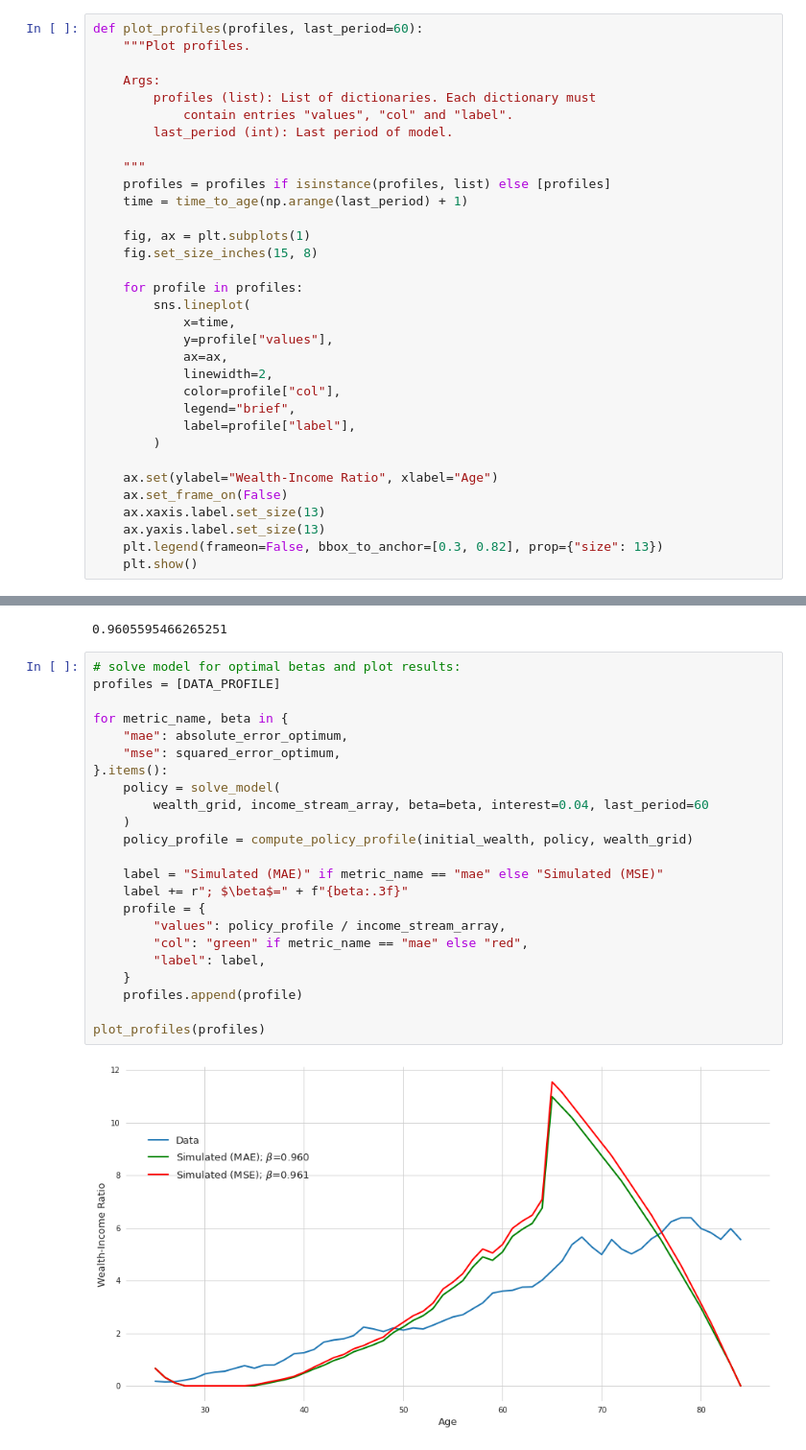
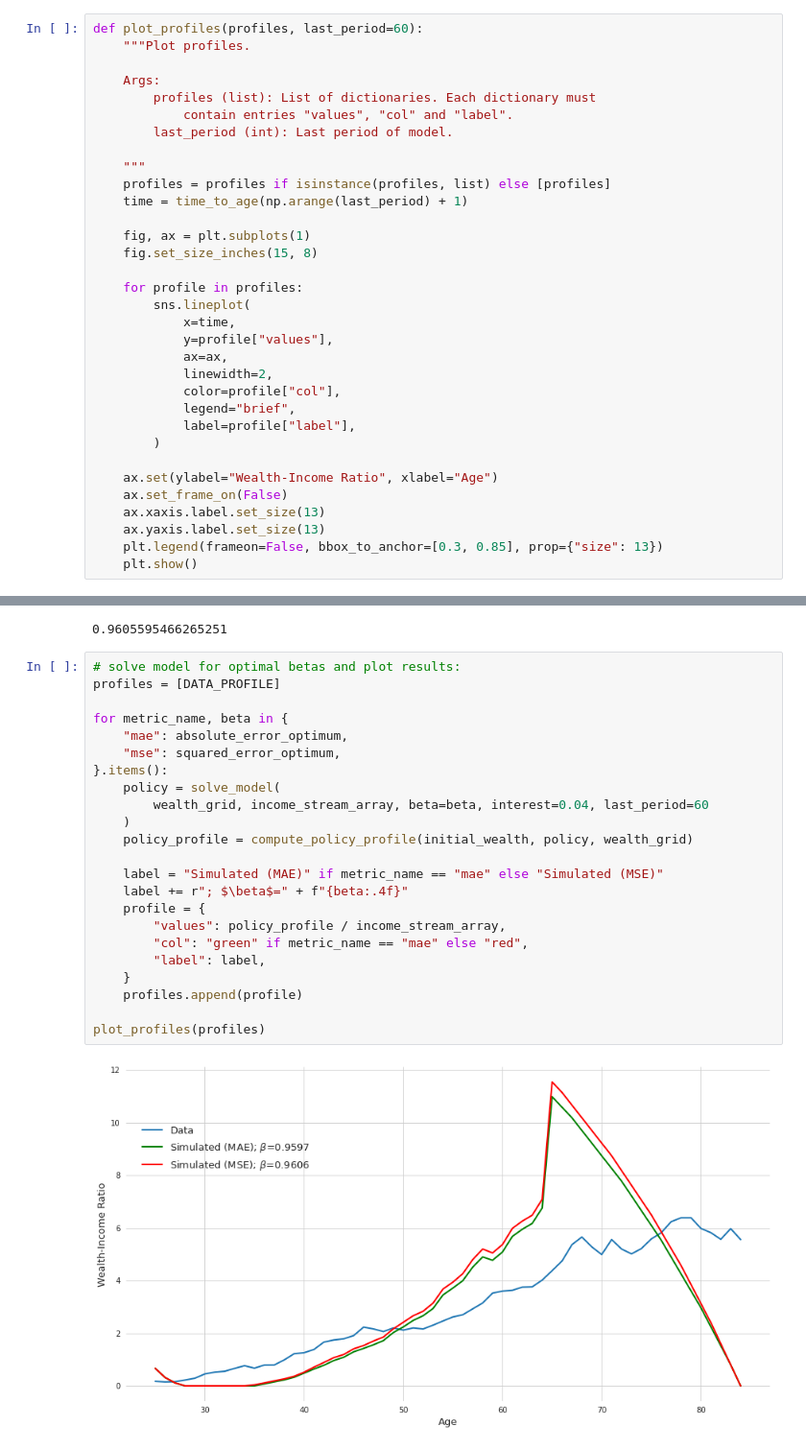
Before and after one commit to timmens/macro_problems, a Jupyter notebook: ps2.ipynb, the cells around one changed output, grey strips where cells are left out. Shown: that part at 96% size. Saved outputs shown, nothing was run; the diff lists cells and outputs as text.

```diff
--- a/ps2.ipynb
+++ b/ps2.ipynb
@@ -150,7 +154,7 @@ def plot_profiles(profiles, last_period=60):
     ax.set_frame_on(False)
     ax.xaxis.label.set_size(13)
     ax.yaxis.label.set_size(13)
-    plt.legend(frameon=False, bbox_to_anchor=[0.3, 0.82], prop={"size": 13})
+    plt.legend(frameon=False, bbox_to_anchor=[0.3, 0.85], prop={"size": 13})
     plt.show()
 # %% [markdown]
 #### Computation
@@ -467,25 +471,25 @@ squared_error_optimum
 # %%
 # solve model for optimal betas and plot results:
 profiles = [DATA_PROFILE]
 
 for metric_name, beta in {
     "mae": absolute_error_optimum,
     "mse": squared_error_optimum,
 }.items():
     policy = solve_model(
         wealth_grid, income_stream_array, beta=beta, interest=0.04, last_period=60
     )
     policy_profile = compute_policy_profile(initial_wealth, policy, wealth_grid)
 
     label = "Simulated (MAE)" if metric_name == "mae" else "Simulated (MSE)"
-    label += r"; $\beta$=" + f"{beta:.3f}"
+    label += r"; $\beta$=" + f"{beta:.4f}"
     profile = {
         "values": policy_profile / income_stream_array,
         "col": "green" if metric_name == "mae" else "red",
         "label": label,
     }
     profiles.append(profile)
 
 plot_profiles(profiles)
 # %% [output]
-[figure, old version]
+[figure, new version]
```
Also changed, not shown: parts of 4 cells of this notebook.
